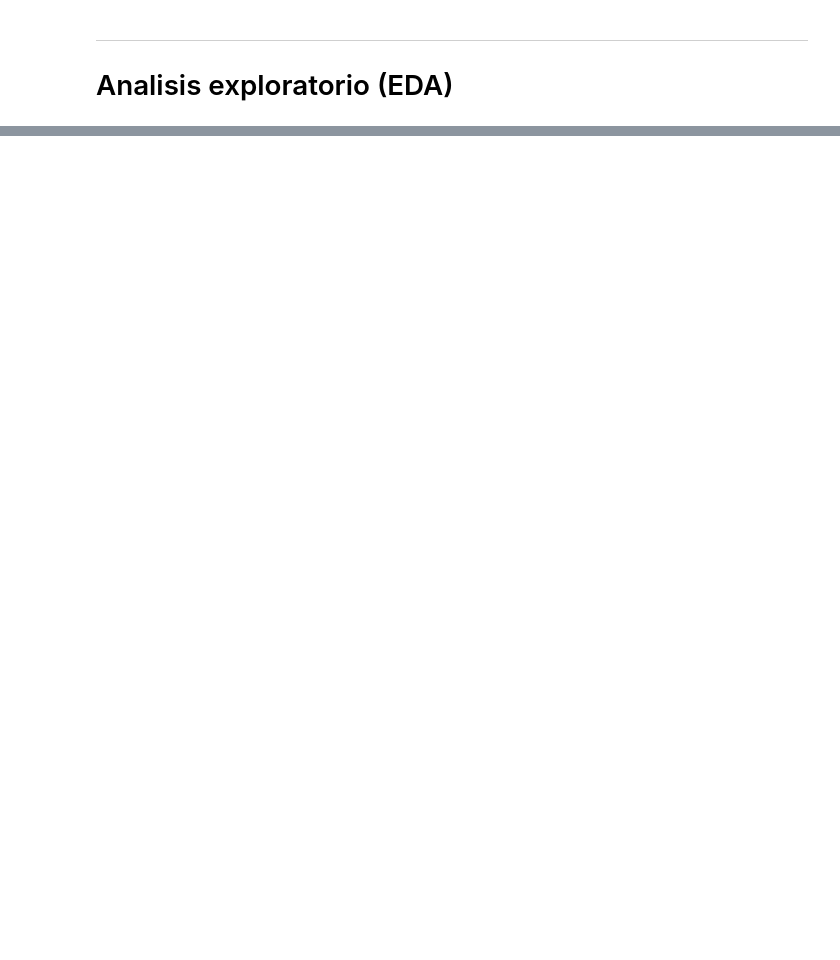
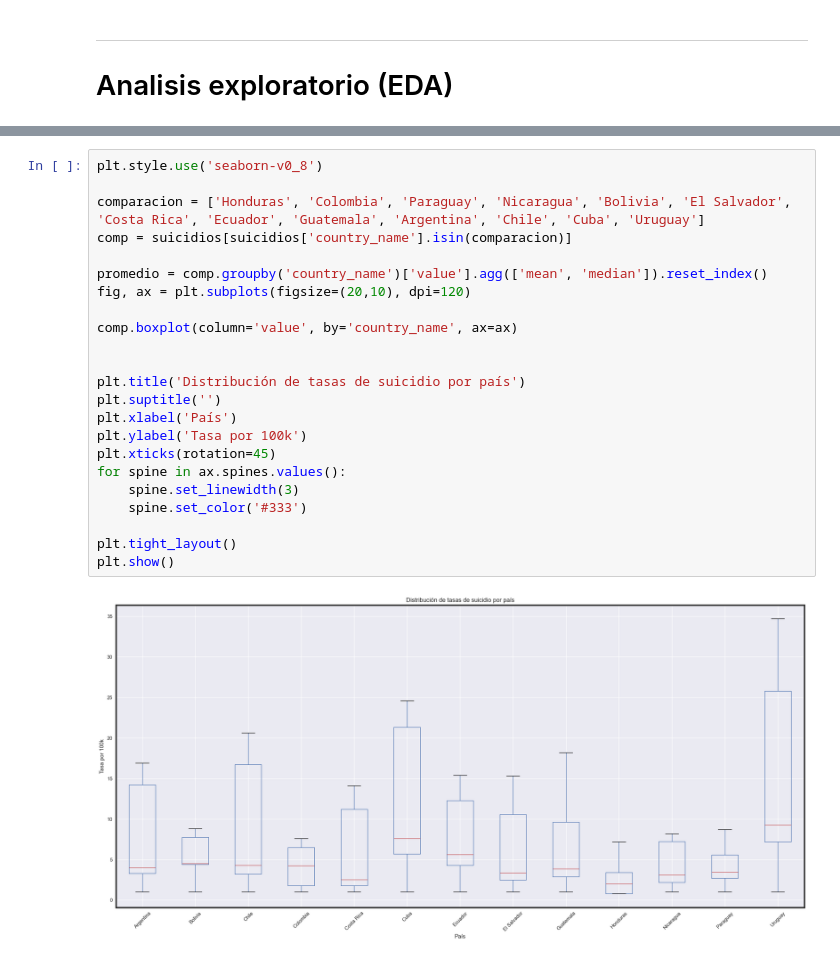
Before and after one commit to DdoveN/Prueba-1, a Jupyter notebook: SOLEMNE.ipynb, the cells around one changed output, grey strips where cells are left out. Saved outputs shown, nothing was run; the diff lists cells and outputs as text; blank space fills up the shorter version.

```diff
--- a/SOLEMNE.ipynb
+++ b/SOLEMNE.ipynb
@@ -231,0 +258,25 @@ Esto me puede hacer pensar que la situacion de cada pais pueda llevar a tener un
+# %%
+plt.style.use('seaborn-v0_8')
+
+comparacion = ['Honduras', 'Colombia', 'Paraguay', 'Nicaragua', 'Bolivia', 'El Salvador', 'Costa Rica', 'Ecuador', 'Guatemala', 'Argentina', 'Chile', 'Cuba', 'Uruguay']
+comp = suicidios[suicidios['country_name'].isin(comparacion)]
+
+promedio = comp.groupby('country_name')['value'].agg(['mean', 'median']).reset_index()
+fig, ax = plt.subplots(figsize=(20,10), dpi=120)
+
+comp.boxplot(column='value', by='country_name', ax=ax)
+
+
+plt.title('Distribución de tasas de suicidio por país')
+plt.suptitle('')
+plt.xlabel('País')
+plt.ylabel('Tasa por 100k')
+plt.xticks(rotation=45)
+for spine in ax.spines.values():
+    spine.set_linewidth(3)
+    spine.set_color('#333')
+
+plt.tight_layout()
+plt.show()
+# %% [output]
+[figure, added]
```
Also changed, not shown: parts of 7 cells of this notebook.
